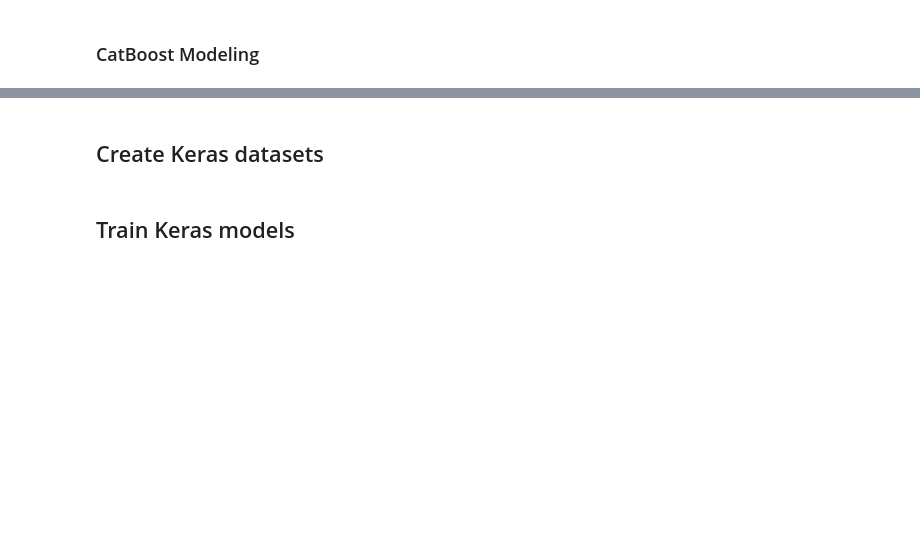
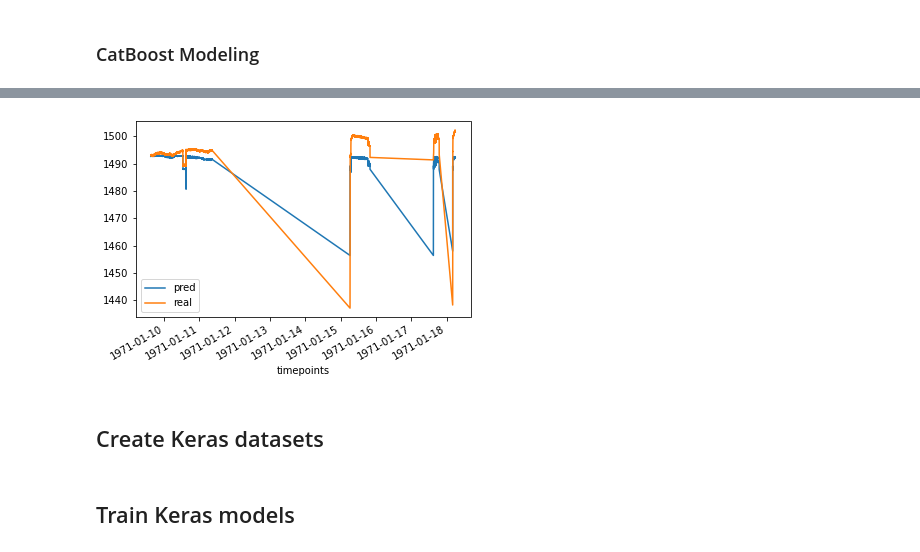
Before and after one commit to mikaelste/krafthack_22, a Jupyter notebook: notebooks/02_modeling.ipynb, the cells around one changed output, grey strips where cells are left out. Drawn from its saved outputs; the diff is of its cells as text; code cells hidden in the pictures; blank space fills up the shorter version.

```diff
--- a/notebooks/02_modeling.ipynb
+++ b/notebooks/02_modeling.ipynb
@@ -175,3 +224,12 @@ y_test
+# %%
+pred = model.predict(X_test)
+
+pd.Series(pred, index=y_tests[1].index).plot(label="pred")
+y_tests[1].plot(label="real")
+plt.legend()
+plt.show()
+# %% [output]
+[figure, added]
 # %% [markdown]
 ## Create Keras datasets
 # %%
```
Also changed, not shown: parts of 19 cells of this notebook.
